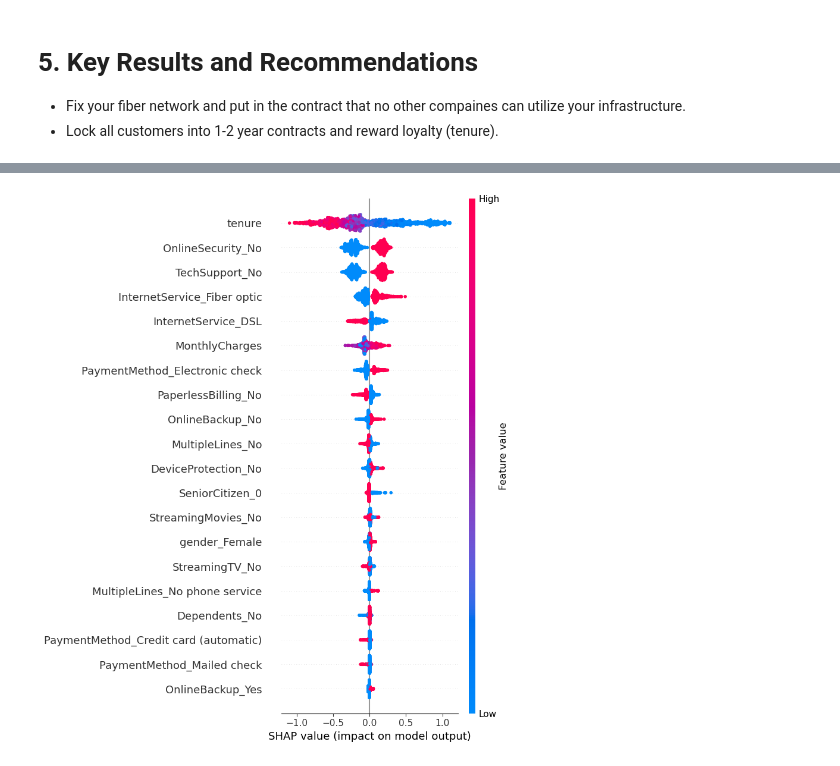
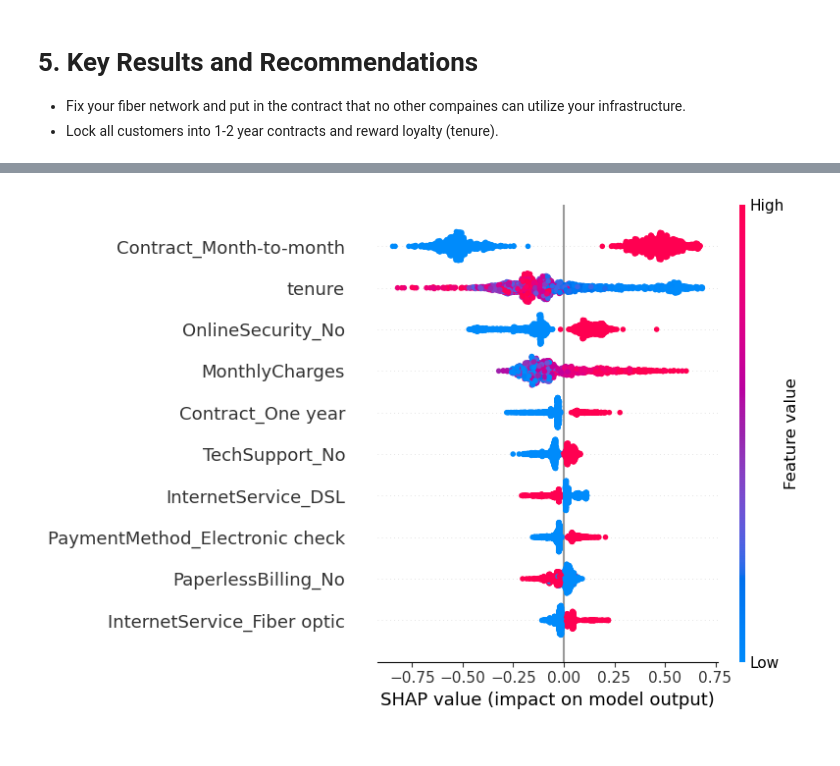
Before and after one commit to kurathemonster/classification_casestudy, a Jupyter notebook: classification.ipynb, the cells around one changed output, grey strips where cells are left out. Drawn from its saved outputs; the diff is of its cells as text; code cells hidden in the pictures.

Commit message:
only top 10 for SHAP graph

```diff
--- a/classification.ipynb
+++ b/classification.ipynb
@@ -70,7 +70,7 @@ Data columns (total 20 columns):
 dtypes: float64(1), int64(2), object(17)
 memory usage: 1.1+ MB
 # %%
-X = df.drop(columns=['Churn', 'PhoneService', 'TotalCharges', 'Contract'])
+X = df.drop(columns=['Churn', 'PhoneService', 'TotalCharges'])
 
 df['Churn'] = df['Churn'].map({
     'Yes': 1,
@@ -84,7 +84,7 @@ X_temp, X_test, y_temp, y_test = train_test_split(X, y, test_size=.2, random_sta
 X_train, X_val, y_train, y_val = train_test_split(X_temp, y_temp, test_size=.25, random_state=42)
 # %%
 numerical_cols = ['tenure', 'MonthlyCharges']
-categorical_cols = df.drop(columns=['Contract', 'tenure', 'MonthlyCharges', 'PhoneService', 'TotalCharges', 'Churn']).columns.tolist()
+categorical_cols = df.drop(columns=['tenure', 'MonthlyCharges', 'PhoneService', 'TotalCharges', 'Churn']).columns.tolist()
 #ordinal_cols = ["Contract"]
 # %%
 df.describe()
@@ -304,15 +322,15 @@ shap._version
 # %%
 preprocessor = pipe[:-1]      # All steps up to the final model
 final_model = pipe[-1]        # The actual model estimator
 
 # 2. Transform the input data through the preprocessing steps
 X_train_transformed = preprocessor.transform(X_train),
 X_test_transformed = preprocessor.transform(X_test)
 
 # 3. Pass the final model and transformed data to TreeExplainer
 explainer = shap.TreeExplainer(final_model)
 shap_values = explainer(X_test_transformed)
 
-shap.summary_plot(shap_values, X_test_transformed, feature_names=feature_names)
+shap.summary_plot(shap_values, X_test_transformed, feature_names=feature_names, max_display=10)
 # %% [output]
-[figure, old version]
+[figure, new version]
```
Also changed, not shown: parts of 8 cells of this notebook.
